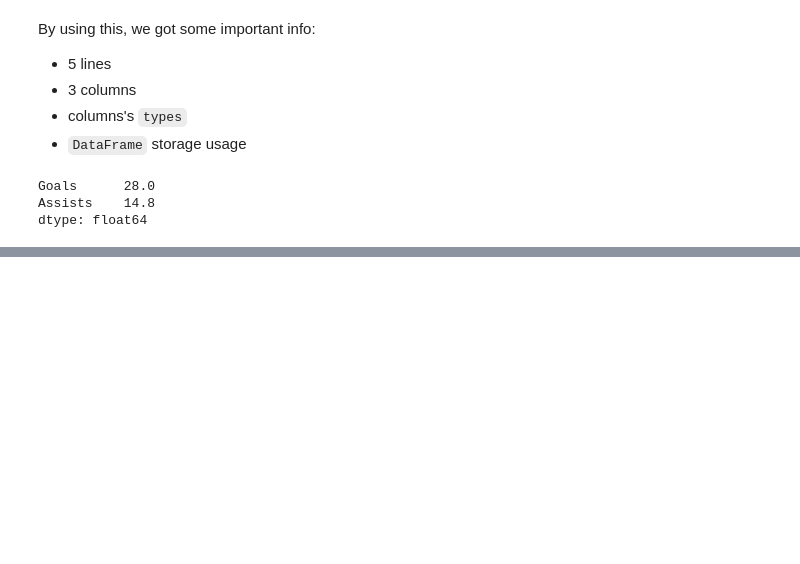
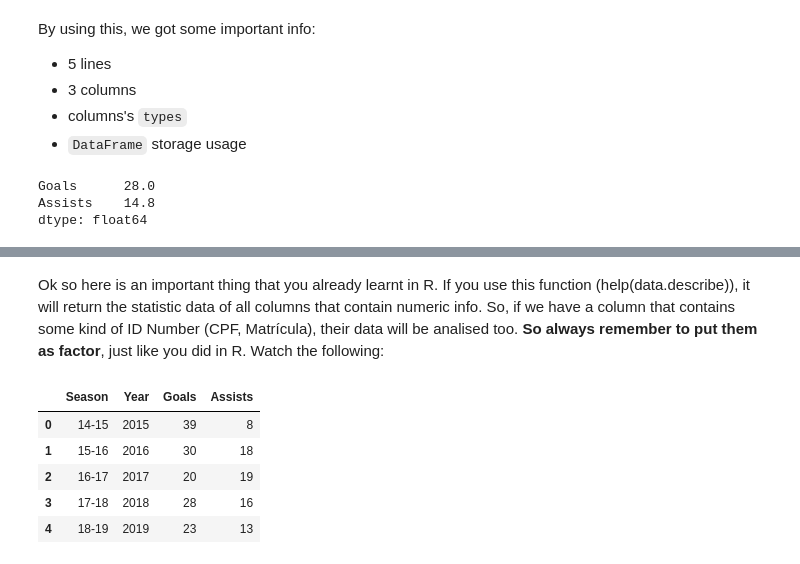
Before and after one commit to andrepegoraro/Py, a Jupyter notebook: Revisão_Pandas_01_Intro.ipynb, the cells around one changed output, grey strips where cells are left out. Saved outputs shown, nothing was run; the diff lists cells and outputs as text; code cells hidden in the pictures; blank space fills up the shorter version.

```diff
--- a/Revisão_Pandas_01_Intro.ipynb
+++ b/Revisão_Pandas_01_Intro.ipynb
@@ -162,0 +240,12 @@ dtype: float64
+# %% [markdown]
+Ok so here is an important thing that you already learnt in R. If you use this function (help(data.describe)), it will return the statistic data of all columns that contain numeric info. So, if we have a column that contains some kind of ID Number (CPF, Matrícula), their data will be analised too. **So always remember to put them as factor**, just like you did in R. Watch the following:
+# %%
+data.insert(1, "Year", [2015, 2016, 2017, 2018, 2019], True) #Here we added a columns to the dataframe
+data
+# %% [output]
+|  | Season | Year | Goals | Assists |
+| 0 | 14-15 | 2015 | 39 | 8 |
+| 1 | 15-16 | 2016 | 30 | 18 |
+| 2 | 16-17 | 2017 | 20 | 19 |
+| 3 | 17-18 | 2018 | 28 | 16 |
+| 4 | 18-19 | 2019 | 23 | 13 |
```
Also changed, not shown: parts of 29 cells of this notebook.
